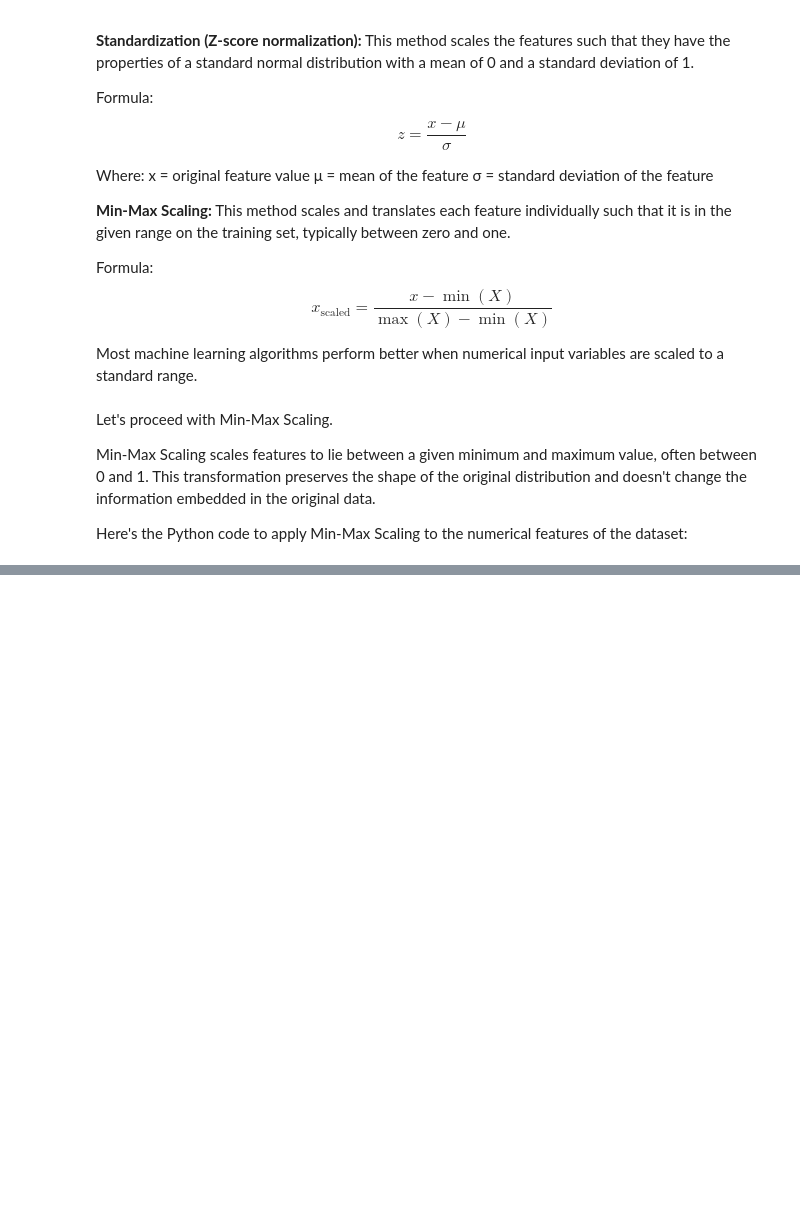
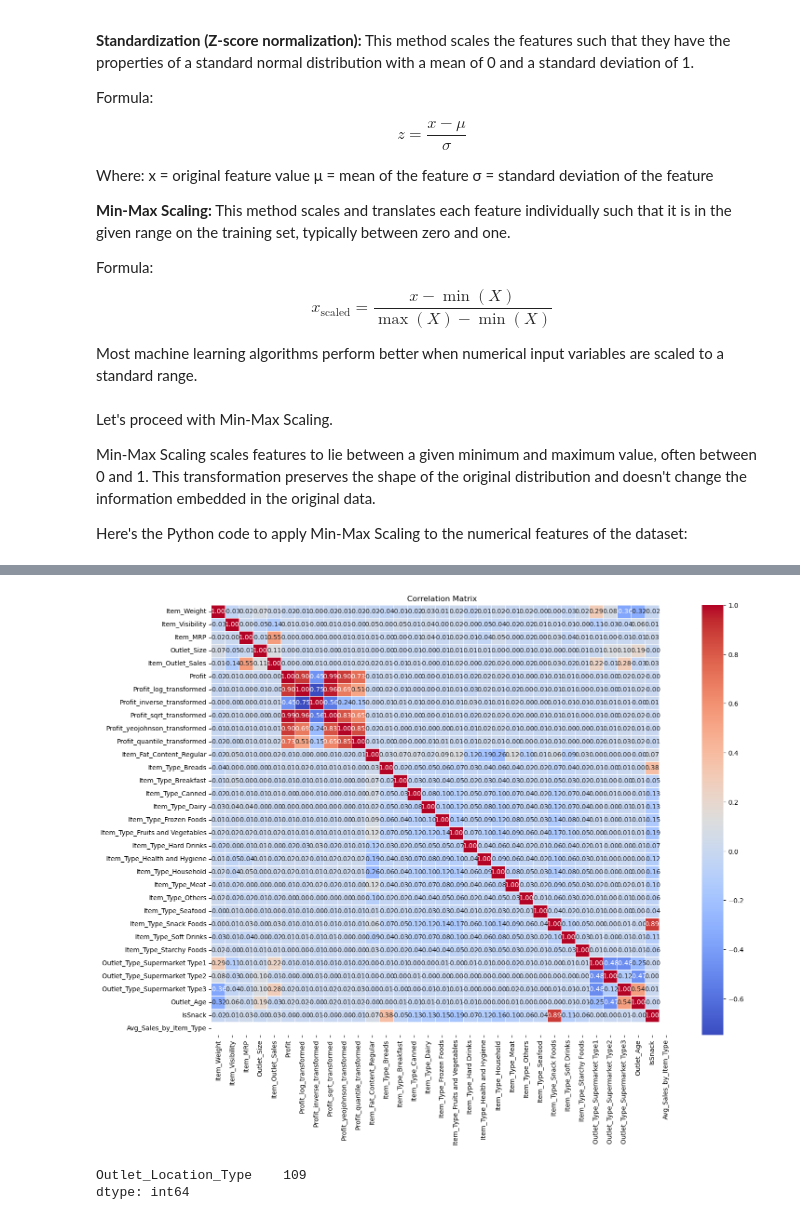
Before and after one commit to DiogoRibeiro7/Medium-Blog, a Jupyter notebook: preprocessing/structured_preprocessing.ipynb, the cells around one changed output, grey strips where cells are left out. Cells and saved outputs as stored; diff of their text form; code cells hidden in the pictures; blank space fills up the shorter version.

```diff
--- a/preprocessing/structured_preprocessing.ipynb
+++ b/preprocessing/structured_preprocessing.ipynb
@@ -628,0 +668,14 @@ NameError: name 'MinMaxScaler' is not defined
+# %%
+# 1. IsSnack: Using the one-hot encoded columns
+bigmart_data['IsSnack'] = bigmart_data.apply(lambda row: 1 if row['Item_Type_Breads'] == 1 or row['Item_Type_Snack Foods'] == 1 else 0, axis=1)
+
+# 2. Average Sales by Item Type: We will use the original 'Item_Outlet_Sales' column to calculate this.
+average_sales = bigmart_data['Item_Outlet_Sales'].mean()
+bigmart_data['Avg_Sales_by_Item_Type'] = average_sales
+
+# 3. Outlet Age Group: Use the 'Outlet_Age' feature derived earlier.
+bins = [0, 10, 20, 35]  # Bins for new (0-10), medium age (10-20), and old (20-35)
+labels = ['New', 'Medium Age', 'Old']
+bigmart_data['Outlet_Age_Group'] = pd.cut(bigmart_data['Outlet_Age'], bins=bins, labels=labels, right=True)
+
+bigmart_data[['IsSnack', 'Avg_Sales_by_Item_Type', 'Outlet_Age_Group']].head()
@@ -628,0 +719,19 @@ NameError: name 'MinMaxScaler' is not defined
+# %%
+# Compute the correlation matrix
+correlation_matrix = bigmart_data.corr()
+
+# Plot the heatmap
+plt.figure(figsize=(16, 12))
+sns.heatmap(correlation_matrix, annot=True, cmap="coolwarm", fmt=".2f", linewidths=0.5)
+plt.title("Correlation Matrix")
+plt.show()
+# %% [output]
+[figure, added]
+# %%
+# Finding the columns and the number of occurrences of ' --'
+occurrences = bigmart_data[bigmart_data == '  --'].count()
+occurrences = occurrences[occurrences > 0]
+occurrences
+# %% [output]
+Outlet_Location_Type    109
+dtype: int64
```
Also changed, not shown: parts of 17 cells of this notebook.
